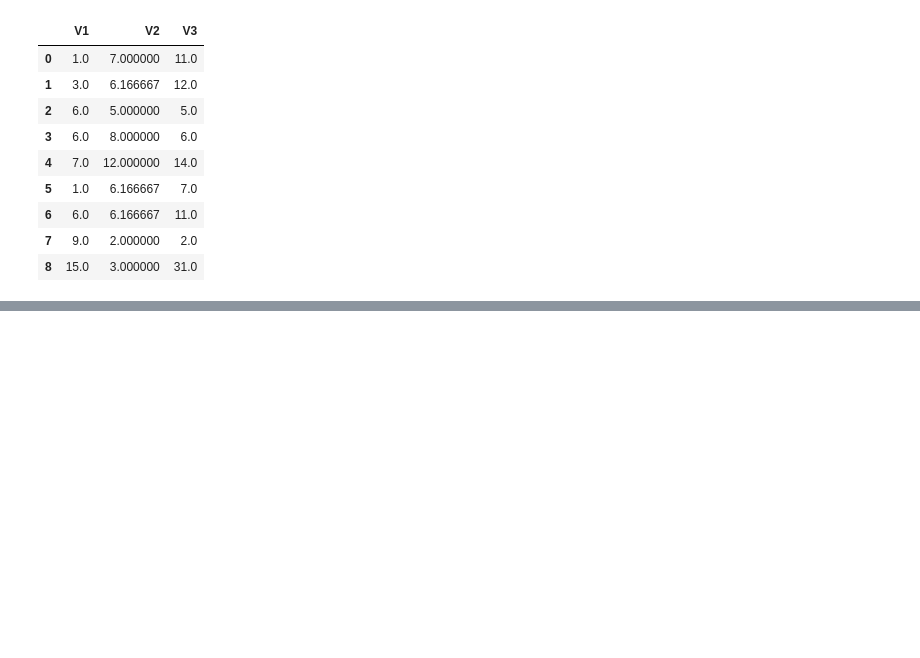
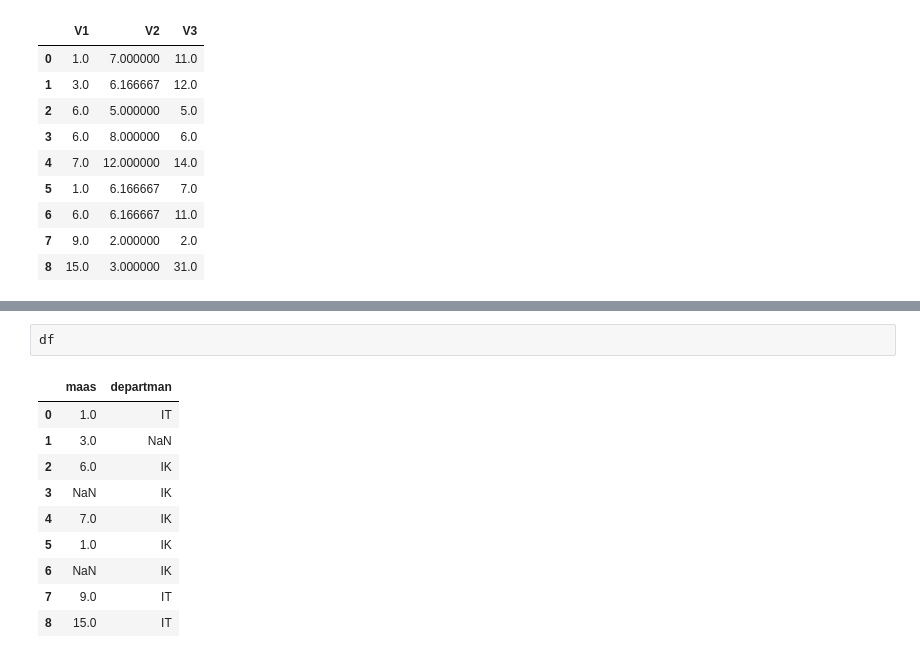
Before and after one commit to tacettinkustu/Data-Analysis, a Jupyter notebook: Data Pre-Processing/data-preporocessing-1.ipynb, the cells around one changed output, grey strips where cells are left out. Cells and saved outputs as stored; diff of their text form; blank space fills up the shorter version.

```diff
--- a/Data Pre-Processing/data-preporocessing-1.ipynb
+++ b/Data Pre-Processing/data-preporocessing-1.ipynb
@@ -986,0 +1074,13 @@ df.where(pd.notna(df), df.mean(), axis = "columns")
+# %%
+df
+# %% [output]
+|  | maas | departman |
+| 0 | 1.0 | IT |
+| 1 | 3.0 | NaN |
+| 2 | 6.0 | IK |
+| 3 | NaN | IK |
+| 4 | 7.0 | IK |
+| 5 | 1.0 | IK |
+| 6 | NaN | IK |
+| 7 | 9.0 | IT |
+| 8 | 15.0 | IT |
```
Also changed, not shown: parts of 14 cells of this notebook.
